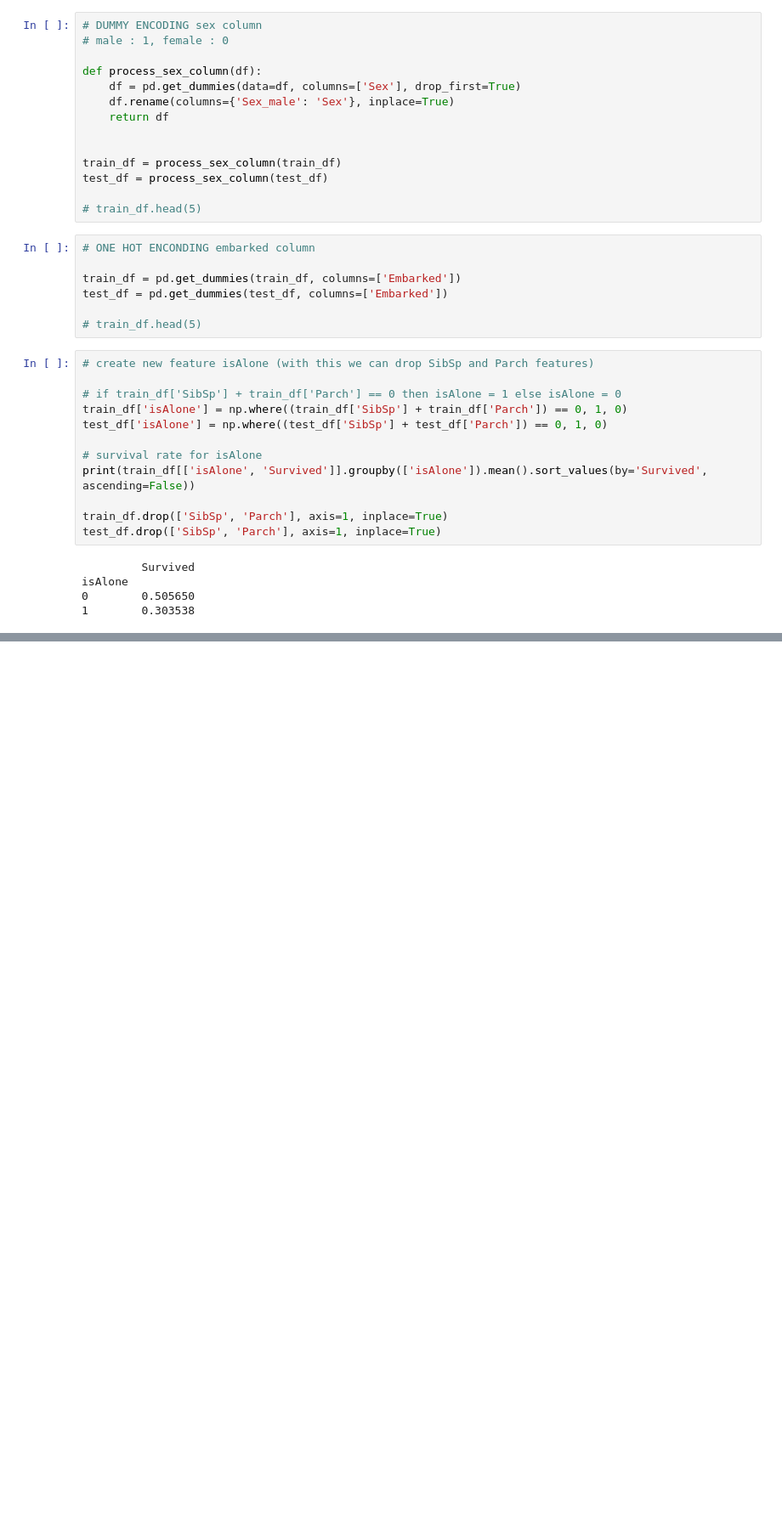
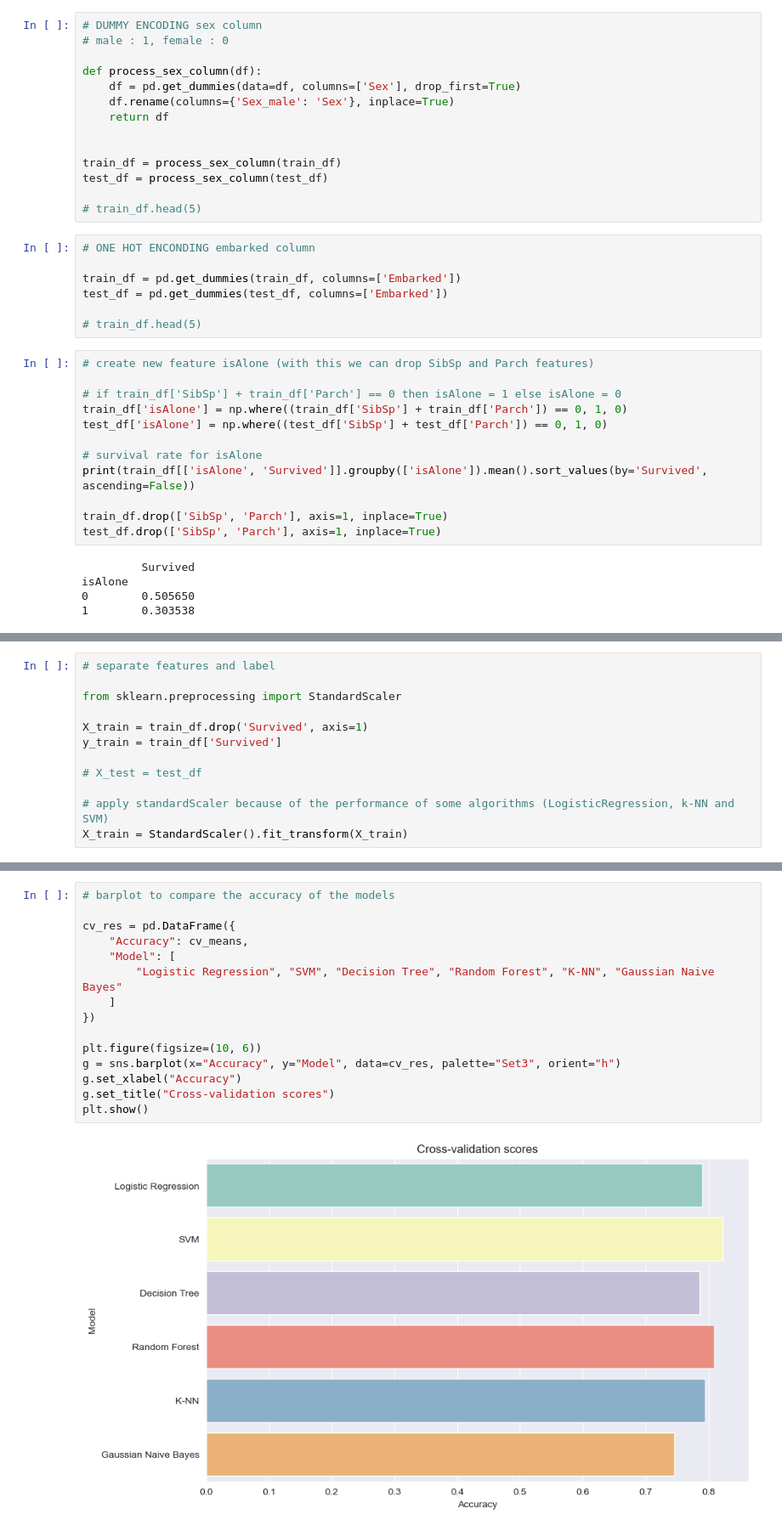
Before and after one commit to filcampos00/ML-titanic, a Jupyter notebook: src/titanic_notebook.ipynb, the cells around one changed output, grey strips where cells are left out. Shown at 85% size. Drawn from its saved outputs; the diff is of its cells as text; blank space fills up the shorter version.

Commit message:
cross-validation explicita

```diff
--- a/src/titanic_notebook.ipynb
+++ b/src/titanic_notebook.ipynb
@@ -306,0 +314,12 @@ train_df.head(5)
+# %%
+# separate features and label
+
+from sklearn.preprocessing import StandardScaler
+
+X_train = train_df.drop('Survived', axis=1)
+y_train = train_df['Survived']
+
+# X_test = test_df
+
+# apply standardScaler because of the performance of some algorithms (LogisticRegression, k-NN and SVM)
+X_train = StandardScaler().fit_transform(X_train)
@@ -306,0 +369,17 @@ train_df.head(5)
+# %%
+# barplot to compare the accuracy of the models
+
+cv_res = pd.DataFrame({
+    "Accuracy": cv_means,
+    "Model": [
+        "Logistic Regression", "SVM", "Decision Tree", "Random Forest", "K-NN", "Gaussian Naive Bayes"
+    ]
+})
+
+plt.figure(figsize=(10, 6))
+g = sns.barplot(x="Accuracy", y="Model", data=cv_res, palette="Set3", orient="h")
+g.set_xlabel("Accuracy")
+g.set_title("Cross-validation scores")
+plt.show()
+# %% [output]
+[figure, added]
```
Also changed, not shown: parts of 6 cells of this notebook, 1 other file.
